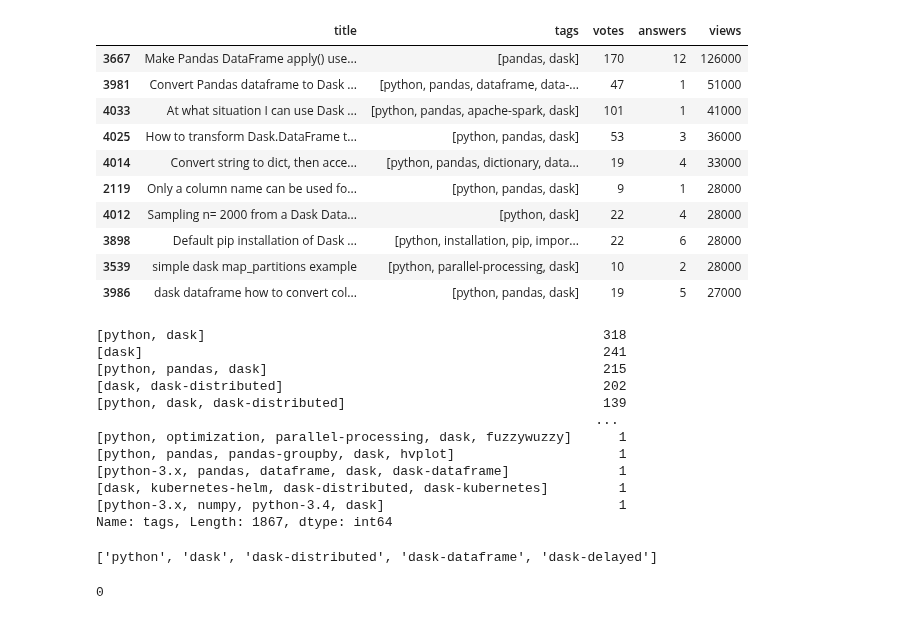
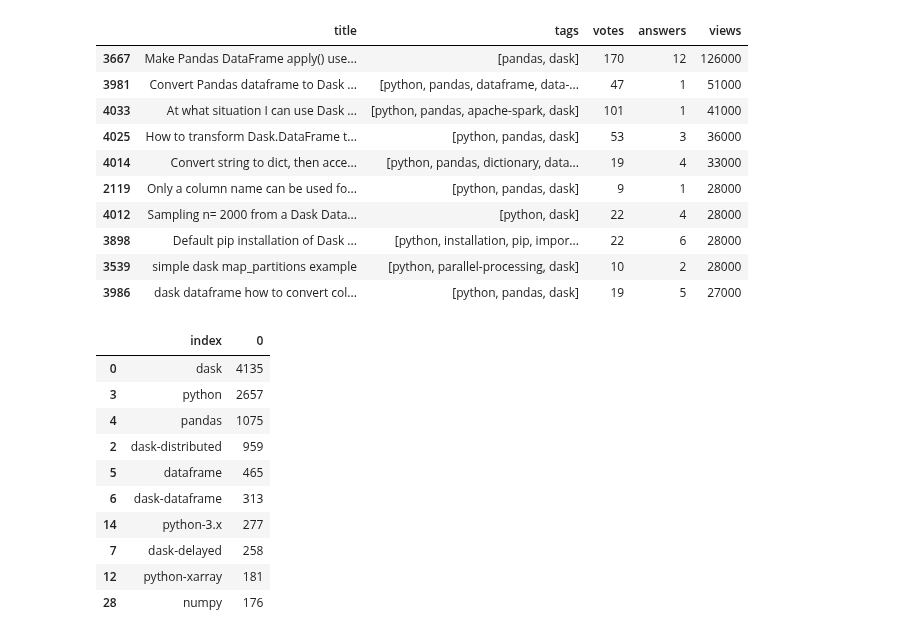
Before and after one commit to coiled/coiled-resources, a Jupyter notebook: dask-stackoverflow-analysis/scrape-stackoverflow.ipynb, the cells around one changed output. Cells and saved outputs as stored; diff of their text form; code cells hidden in the pictures.

```diff
--- a/dask-stackoverflow-analysis/scrape-stackoverflow.ipynb
+++ b/dask-stackoverflow-analysis/scrape-stackoverflow.ipynb
@@ -303,25 +303,29 @@ df.sort_values('views', ascending=False).head(10)
 | 3986 | dask dataframe how to convert col... | [python, pandas, dask] | 19 | 5 | 27000 |
 # %%
 # most common tags
-df_tags = df.tags
+
+# get all tags into a list of lists
+all_tags = []
+for row in df_tags:
+    all_tags.append(row)
+
+from collections import Counter
+from itertools import chain
+# count all tags
+c = Counter(chain( * all_tags))
+
+# transform into dataframe
+df = pd.DataFrame.from_dict(c, orient='index').reset_index()
+df.sort_values(0, ascending=False).head(10)
+# %% [output]
+|  | index | 0 |
+| 0 | dask | 4135 |
+| 3 | python | 2657 |
+| 4 | pandas | 1075 |
+| 2 | dask-distributed | 959 |
+| 5 | dataframe | 465 |
+| 6 | dask-dataframe | 313 |
+| 14 | python-3.x | 277 |
+| 7 | dask-delayed | 258 |
+| 12 | python-xarray | 181 |
+| 28 | numpy | 176 |
-# %%
-df_tags.value_counts()
-# %% [output]
-[python, dask]                                                   318
-[dask]                                                           241
-[python, pandas, dask]                                           215
-[dask, dask-distributed]                                         202
-[python, dask, dask-distributed]                                 139
-                                                                ...
-[python, optimization, parallel-processing, dask, fuzzywuzzy]      1
-[python, pandas, pandas-groupby, dask, hvplot]                     1
-[python-3.x, pandas, dataframe, dask, dask-dataframe]              1
-[dask, kubernetes-helm, dask-distributed, dask-kubernetes]         1
-[python-3.x, numpy, python-3.4, dask]                              1
-Name: tags, Length: 1867, dtype: int64
-# %%
-# let's try to remove python and dask from a single row
-test_row = df_tags[2]
-test_row
-# %% [output]
-['python', 'dask', 'dask-distributed', 'dask-dataframe', 'dask-delayed']
@@ -334,4 +331,0 @@ for row in df_tags:
-# %%
-all_tags.count('dask-delayed')
-# %% [output]
-0
```
Also changed, not shown: parts of 5 cells of this notebook.
